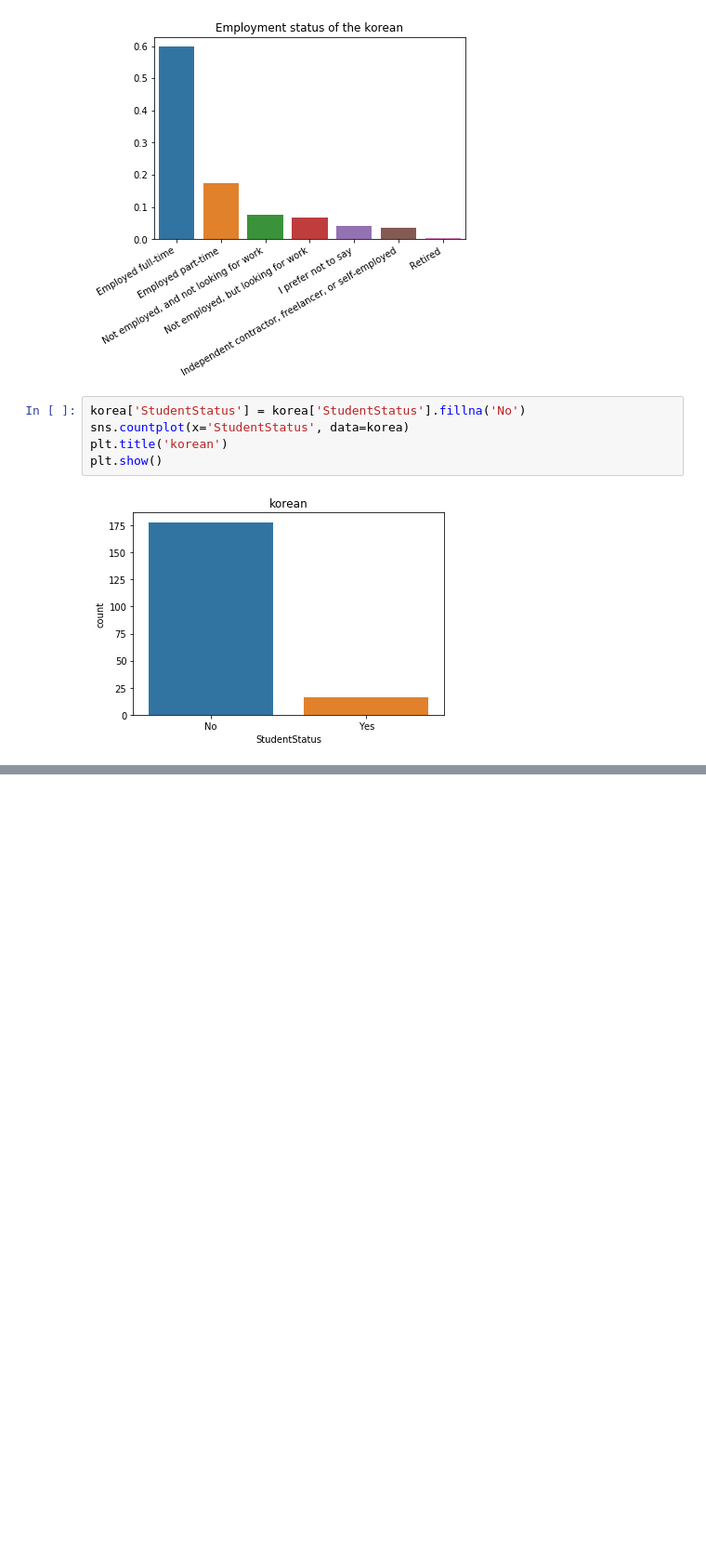
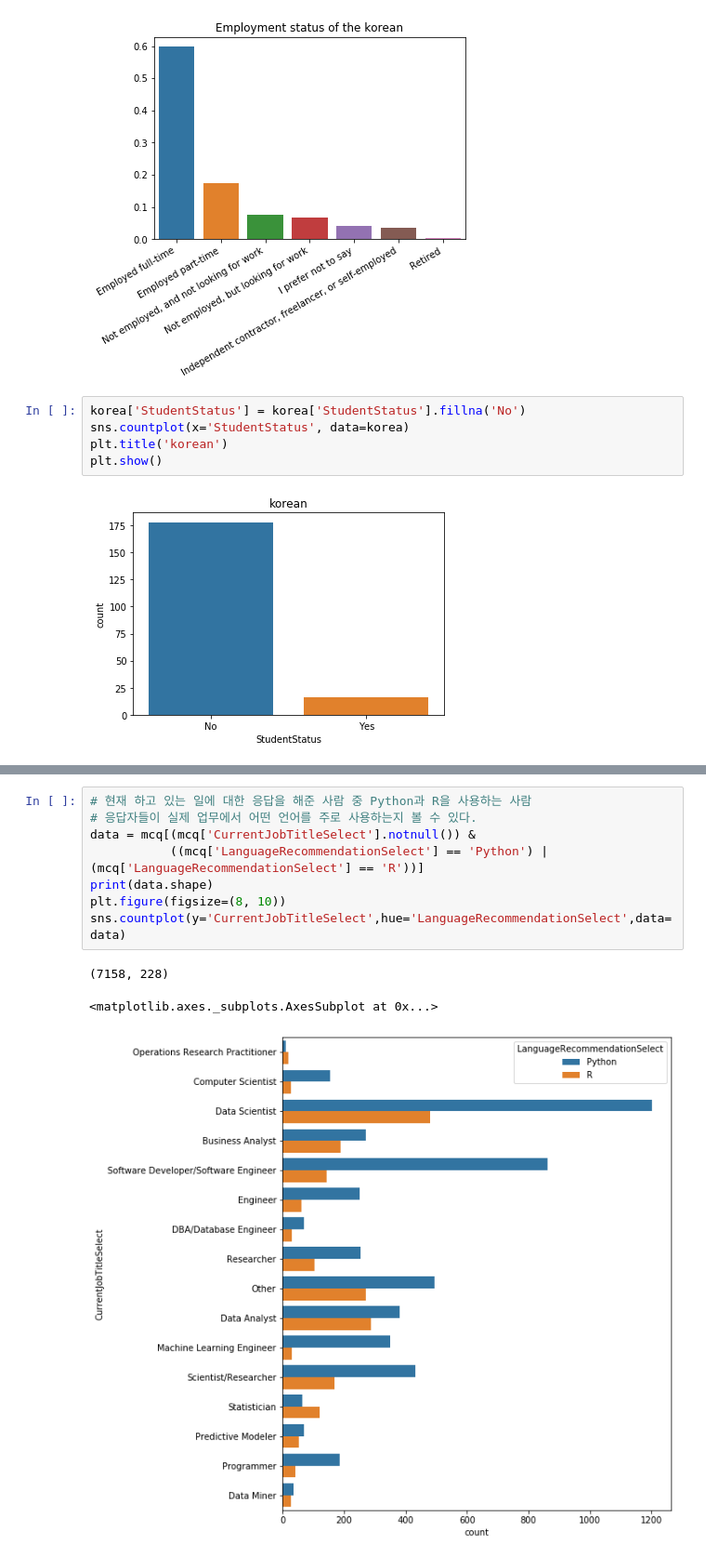
Before and after one commit to kyh5270/GwangyangDevelopersMeeting, a Jupyter notebook: [부스트코스] Kaggle 실습으로 배우는 데이터 사이언스/설문조사 응답 분석 실습.ipynb, the cells around one changed output, grey strips where cells are left out. Shown at 93% size. Saved outputs shown, nothing was run; the diff lists cells and outputs as text; blank space fills up the shorter version.

```diff
--- a/[부스트코스] Kaggle 실습으로 배우는 데이터 사이언스/설문조사 응답 분석 실습.ipynb
+++ b/[부스트코스] Kaggle 실습으로 배우는 데이터 사이언스/설문조사 응답 분석 실습.ipynb
@@ -300,0 +321,12 @@ print(looking_for_job.shape)
+# %%
+# 현재 하고 있는 일에 대한 응답을 해준 사람 중 Python과 R을 사용하는 사람
+# 응답자들이 실제 업무에서 어떤 언어를 주로 사용하는지 볼 수 있다.
+data = mcq[(mcq['CurrentJobTitleSelect'].notnull()) &
+           ((mcq['LanguageRecommendationSelect'] == 'Python') | (mcq['LanguageRecommendationSelect'] == 'R'))]
+print(data.shape)
+plt.figure(figsize=(8, 10))
+sns.countplot(y='CurrentJobTitleSelect',hue='LanguageRecommendationSelect',data=data)
+# %% [output]
+(7158, 228)
+<matplotlib.axes._subplots.AxesSubplot at 0x...>
+[figure, added]
```
Also changed, not shown: parts of 39 cells of this notebook, 2 other files.
